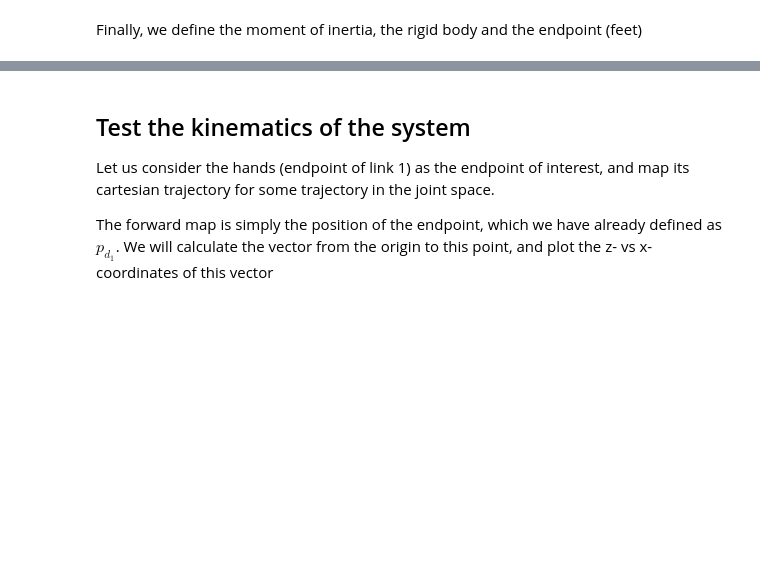
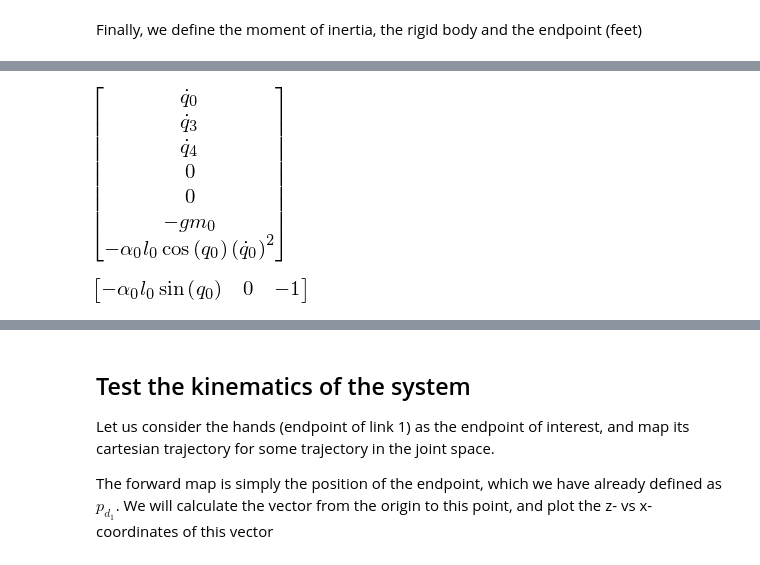
Before and after one commit to alfkjartan/pendulum, a Jupyter notebook: equations-of-motion-floating-triple-pendulum.ipynb, the cells around one changed output, grey strips where cells are left out. Saved outputs shown, nothing was run; the diff lists cells and outputs as text; code cells hidden in the pictures; blank space fills up the shorter version.

```diff
--- a/equations-of-motion-floating-triple-pendulum.ipynb
+++ b/equations-of-motion-floating-triple-pendulum.ipynb
@@ -147,0 +199,8 @@ dist2 = prox0.locatenew('Feet', l[2]*B2.z)
+# %%
+LM.forcing_full
+# %% [output]
+[figure, added]
+# %%
+LM.lam_coeffs
+# %% [output]
+[figure, added]
```
Also changed, not shown: parts of 29 cells of this notebook, 1 other file.
